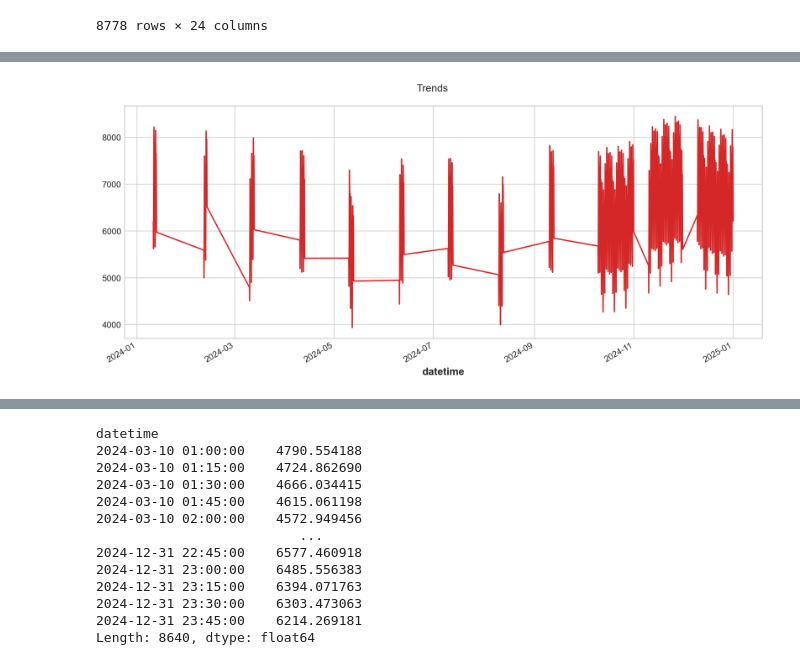
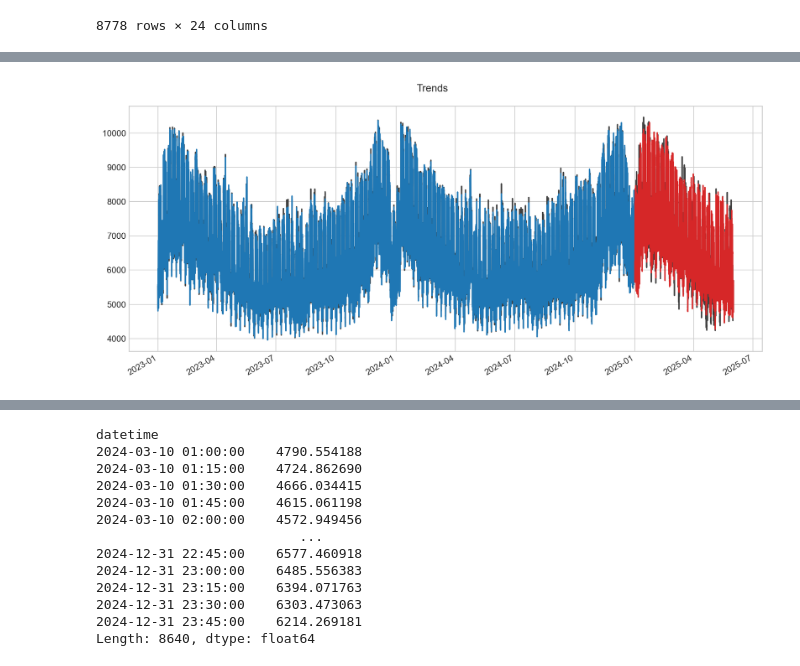
Before and after one commit to A-F-droid/AI-Based-DSM-Scheme-in-Smart-Grid-Environment, a Jupyter notebook: Notebook.ipynb, the cells around one changed output, grey strips where cells are left out. Saved outputs shown, nothing was run; the diff lists cells and outputs as text; code cells hidden in the pictures.

```diff
--- a/Notebook.ipynb
+++ b/Notebook.ipynb
@@ -292,9 +654,11 @@ y_train = Y.fillna(0.0)
+# %%
+X_test = X_test.astype(float)
 # %%
 from sklearn.linear_model import LinearRegression
-#from sklearn.multioutput import MultiOutputRegressor
-#from xgboost import XGBRegressor
-model = LinearRegression()
-_ = model.fit(X_train, y_train)
+from sklearn.multioutput import MultiOutputRegressor
+from xgboost import XGBRegressor
+model = XGBRegressor()
+_ = model.fit(X, y)
 
-#y_fit = pd.Series(model.predict(X_train), index=X_train.index)
+y_fit = pd.Series(model.predict(X), index=X.index)
 y_pred = pd.Series(model.predict(X_test), index=X_test.index)
@@ -325,13 +695,13 @@ y_train = y_train.y_lag_0
-# %%
-y_train, y_fit = y_train.align(y_fit, join='inner', axis = 0)
 # %%
 y_test, y_pred = y_test.align(y_pred, join='inner', axis = 0)
+# %%
+y, y_fit = y.align(y_fit, join='inner', axis = 0)
 # %%
-#axs = y_train.plot(color='0.25', subplots=True, sharex=True)
-#axs = y_test.plot(color='0.25', subplots=True, sharex=True, )
-#axs = y_fit.plot(color='C0', subplots=True, sharex=True, ax=axs)
-axs = y_pred.plot(color='C3', subplots=True, sharex=True)
+axs = y.plot(color='0.25', subplots=True, sharex=True)
+axs = y_test.plot(color='0.25', subplots=True, sharex=True)
+axs = y_fit.plot(color='C0', subplots=True, sharex=True, ax=axs)
+axs = y_pred.plot(color='C3', subplots=True, sharex=True, ax=axs)
 for ax in axs: ax.legend([])
 _ = plt.suptitle("Trends")
 # %% [output]
-[figure, old version]
+[figure, new version]
```
Also changed, not shown: parts of 94 cells of this notebook, 6 other files.
